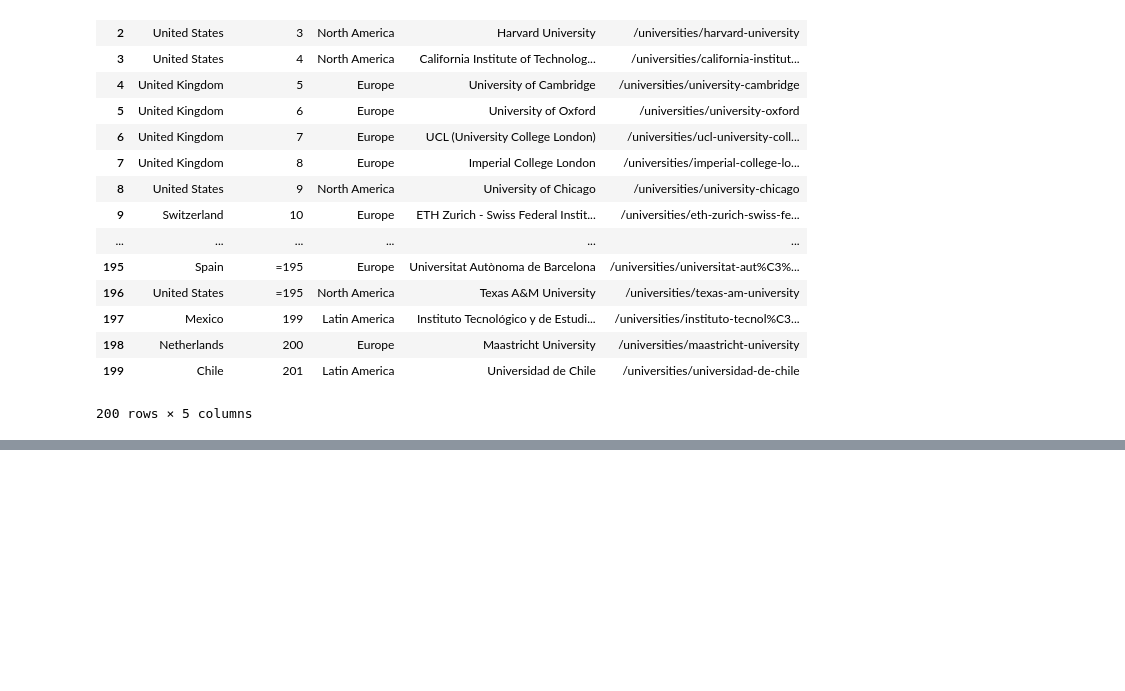
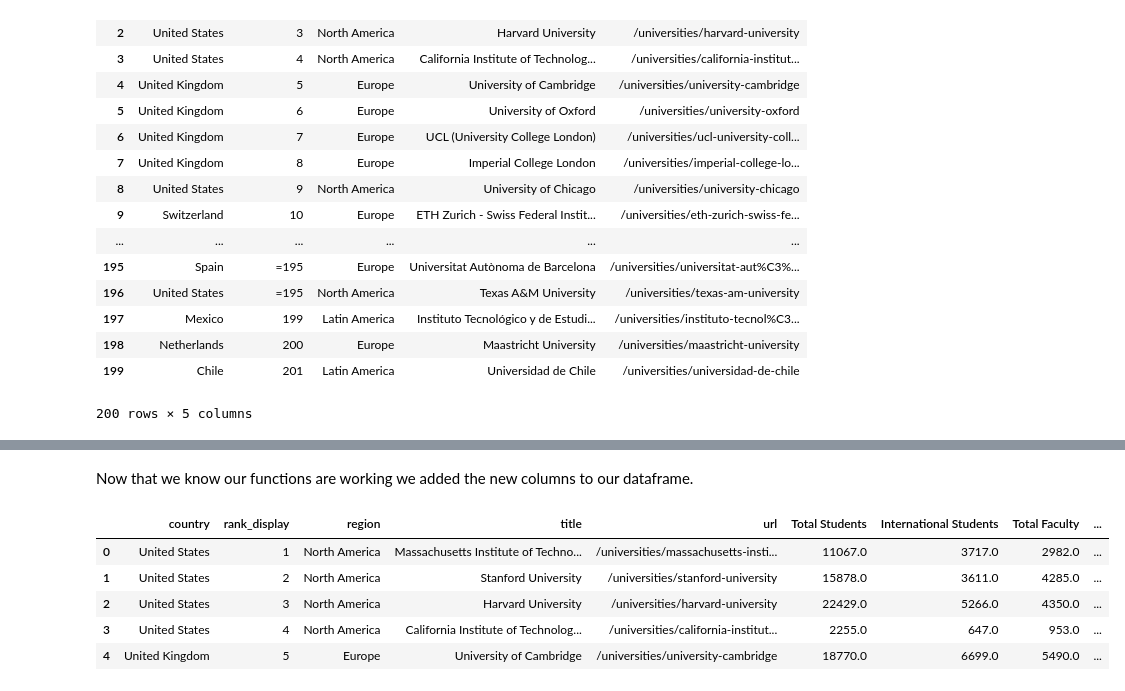
Before and after one commit to sourabhlal/ada2017, a Jupyter notebook: 02 - Data from the Web/homework02.ipynb, the cells around one changed output, grey strips where cells are left out. Drawn from its saved outputs; the diff is of its cells as text; code cells hidden in the pictures; blank space fills up the shorter version.

```diff
--- a/02 - Data from the Web/homework02.ipynb
+++ b/02 - Data from the Web/homework02.ipynb
@@ -86,0 +65,26 @@ timesedu_df
+# %%
+#cleans the result, and returns an int.
+def result2int(result):
+    return int(result.replace('\n','').replace(' ','').replace(',',''))
+
+#searches the soup for the class we are looking for, and once found returns the relevant data. If not found, returns NaN.
+def search_uni_soup(soup, class_name):
+    try:
+        search_lv1 = soup.find('div',class_=class_name)
+        search_lv2 = search_lv1.find('div',class_='number').text
+        return result2int(search_lv2)
+    except:
+        return np.nan
+
+def get_university_data(uni_url):
+    req = requests.get('https://www.topuniversities.com'+uni_url)
+    page_body = req.text
+    soup = BeautifulSoup(page_body, 'html.parser')
+    total_student = search_uni_soup(soup, 'total student')
+    inter_student = search_uni_soup(soup, 'total inter')
+    total_faculty = search_uni_soup(soup, 'total faculty')
+    inter_faculty = search_uni_soup(soup, 'inter faculty')
+    return total_student, inter_student, total_faculty, inter_faculty
+
+#testing to see if get_university function is working
+get_university_data('/universities/stanford-university')
@@ -86,0 +119,18 @@ timesedu_df
+# %% [markdown]
+Now that we know our functions are working we added the new columns to our dataframe.
+# %%
+#adding columns for total students and international students
+topuni_df["Total Students"] = topuni_df['url'].map(lambda x : get_university_data(x)[0])
+topuni_df["International Students"] = topuni_df['url'].map(lambda x : get_university_data(x)[1])
+# %%
+#adding columns for total faculty and international faculty
+topuni_df["Total Faculty"] = topuni_df['url'].map(lambda x : get_university_data(x)[2])
+topuni_df["International Faculty"] = topuni_df['url'].map(lambda x : get_university_data(x)[3])
+topuni_df.head()
+# %% [output]
+|  | country | rank_display | region | title | url | Total Students | International Students | Total Faculty | ... |
+| 0 | United States | 1 | North America | Massachusetts Institute of Techno... | /universities/massachusetts-insti... | 11067.0 | 3717.0 | 2982.0 | ... |
+| 1 | United States | 2 | North America | Stanford University | /universities/stanford-university | 15878.0 | 3611.0 | 4285.0 | ... |
+| 2 | United States | 3 | North America | Harvard University | /universities/harvard-university | 22429.0 | 5266.0 | 4350.0 | ... |
+| 3 | United States | 4 | North America | California Institute of Technolog... | /universities/california-institut... | 2255.0 | 647.0 | 953.0 | ... |
+| 4 | United Kingdom | 5 | Europe | University of Cambridge | /universities/university-cambridge | 18770.0 | 6699.0 | 5490.0 | ... |
```
Also changed, not shown: parts of 30 cells of this notebook.
